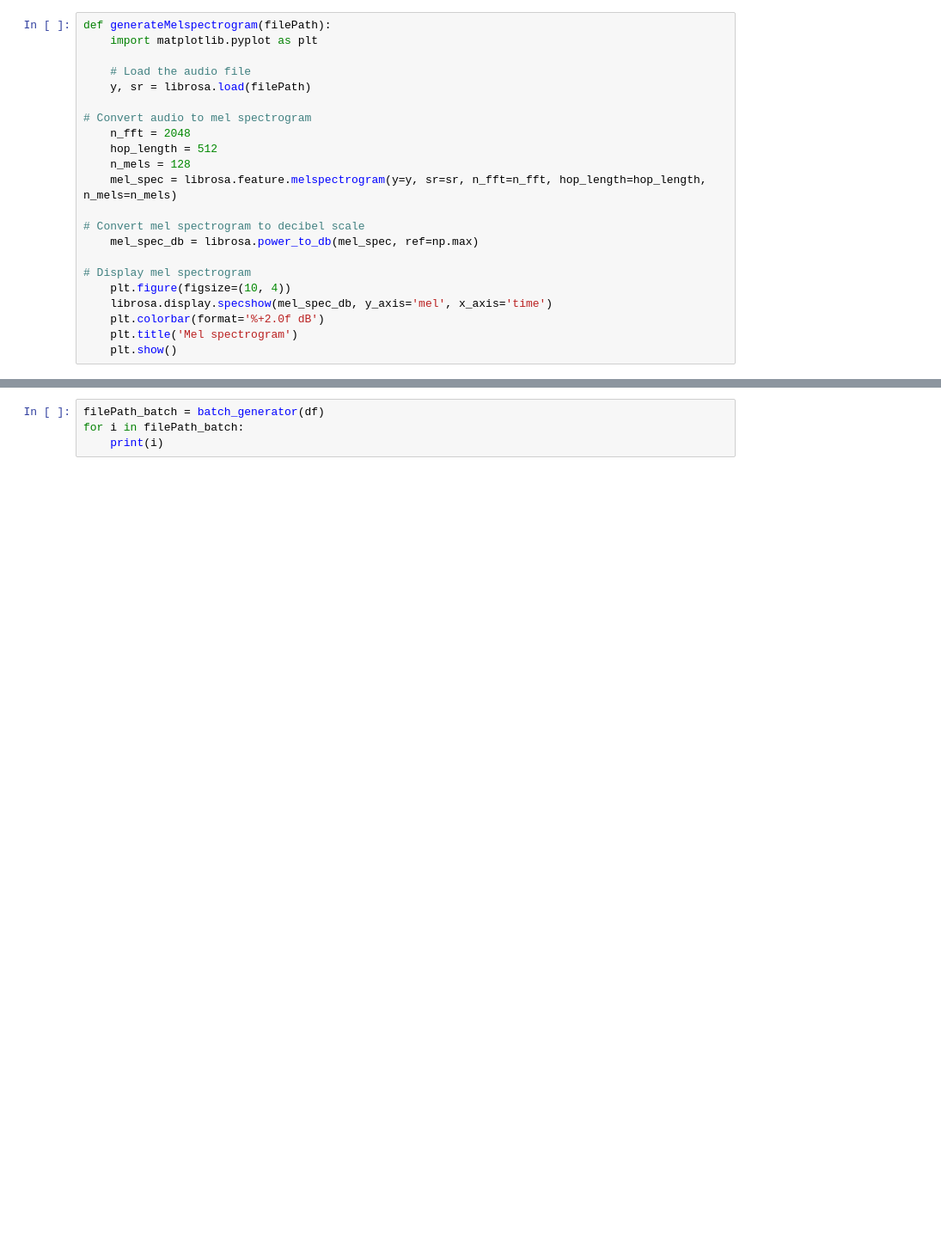
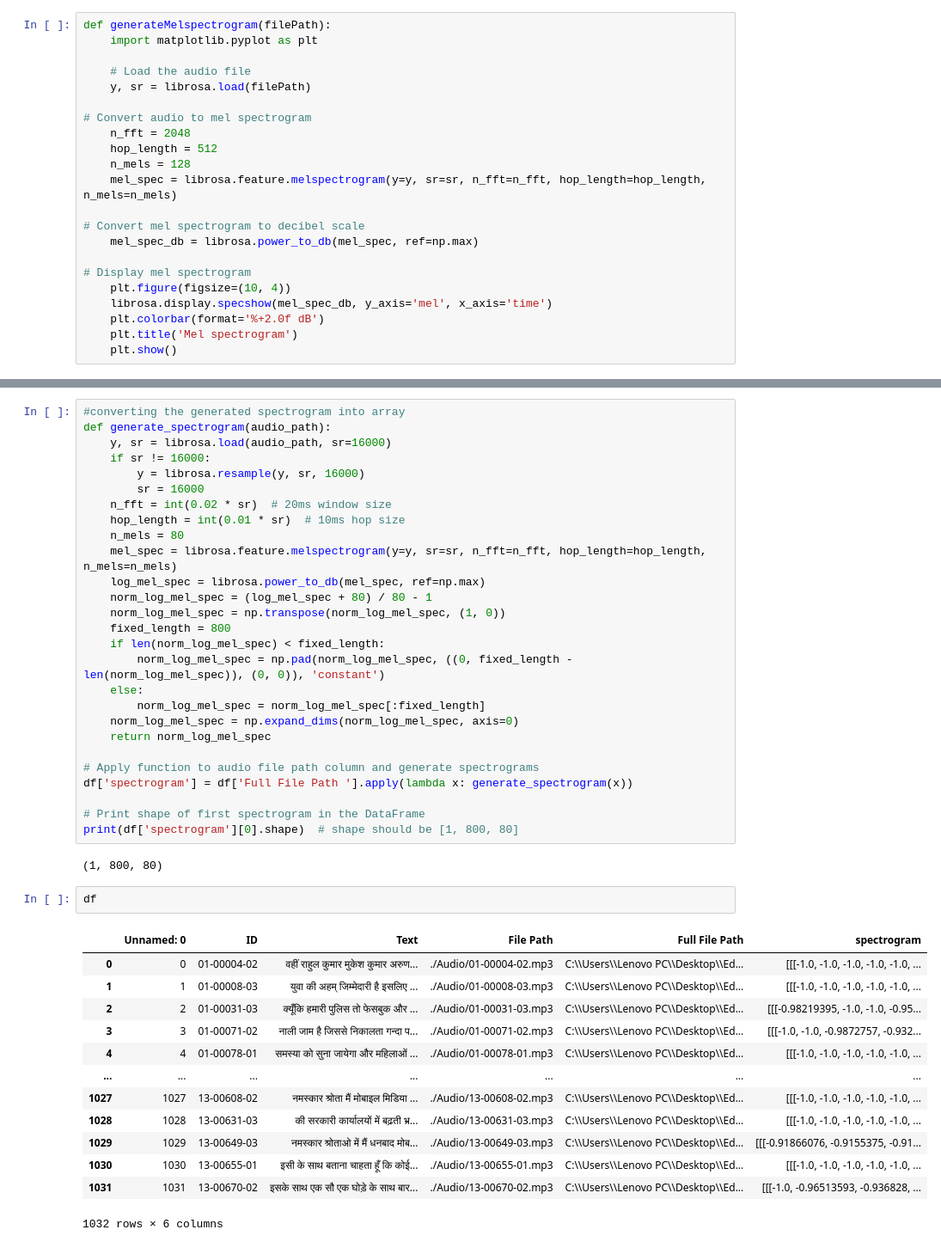
Before and after one commit to adhikaryDevajyoti/passion-project-speech-to-text-Devajyoti, a Jupyter notebook: passion-project-speech-to-text-Devajyoti/notebooks/Speech _to_Text_Final.ipynb, the cells around one changed output, grey strips where cells are left out. Shown at 86% size. Saved outputs shown, nothing was run; the diff lists cells and outputs as text; blank space fills up the shorter version.

Commit message:
updating data and notebooks

```diff
--- a/passion-project-speech-to-text-Devajyoti/notebooks/Speech _to_Text_Final.ipynb
+++ b/passion-project-speech-to-text-Devajyoti/notebooks/Speech _to_Text_Final.ipynb
@@ -271,4 +273,45 @@ def batch_generator(df):
 # %%
-filePath_batch = batch_generator(df)
-for i in filePath_batch:
-    print(i)
+#converting the generated spectrogram into array
+def generate_spectrogram(audio_path):
+    y, sr = librosa.load(audio_path, sr=16000)
+    if sr != 16000:
+        y = librosa.resample(y, sr, 16000)
+        sr = 16000
+    n_fft = int(0.02 * sr)  # 20ms window size
+    hop_length = int(0.01 * sr)  # 10ms hop size
+    n_mels = 80
+    mel_spec = librosa.feature.melspectrogram(y=y, sr=sr, n_fft=n_fft, hop_length=hop_length, n_mels=n_mels)
+    log_mel_spec = librosa.power_to_db(mel_spec, ref=np.max)
+    norm_log_mel_spec = (log_mel_spec + 80) / 80 - 1
+    norm_log_mel_spec = np.transpose(norm_log_mel_spec, (1, 0))
+    fixed_length = 800
+    if len(norm_log_mel_spec) < fixed_length:
+        norm_log_mel_spec = np.pad(norm_log_mel_spec, ((0, fixed_length - len(norm_log_mel_spec)), (0, 0)), 'constant')
+    else:
+        norm_log_mel_spec = norm_log_mel_spec[:fixed_length]
+    norm_log_mel_spec = np.expand_dims(norm_log_mel_spec, axis=0)
+    return norm_log_mel_spec
+
+# Apply function to audio file path column and generate spectrograms
+df['spectrogram'] = df['Full File Path '].apply(lambda x: generate_spectrogram(x))
+
+# Print shape of first spectrogram in the DataFrame
+print(df['spectrogram'][0].shape)  # shape should be [1, 800, 80]
+# %% [output]
+(1, 800, 80)
+# %%
+df
+# %% [output]
+|  | Unnamed: 0 | ID | Text | File Path | Full File Path | spectrogram |
+| 0 | 0 | 01-00004-02 | वहीं राहुल कुमार मुकेश कुमार अरुण... | ./Audio/01-00004-02.mp3 | C:\\Users\\Lenovo PC\\Desktop\\Ed... | [[[-1.0, -1.0, -1.0, -1.0, -1.0, ... |
+| 1 | 1 | 01-00008-03 | युवा की अहम् जिम्मेदारी है इसलिए ... | ./Audio/01-00008-03.mp3 | C:\\Users\\Lenovo PC\\Desktop\\Ed... | [[[-1.0, -1.0, -1.0, -1.0, -1.0, ... |
+| 2 | 2 | 01-00031-03 | क्यूँकि हमारी पुलिस तो फेसबुक और ... | ./Audio/01-00031-03.mp3 | C:\\Users\\Lenovo PC\\Desktop\\Ed... | [[[-0.98219395, -1.0, -1.0, -0.95... |
+| 3 | 3 | 01-00071-02 | नाली जाम है जिससे निकालता गन्दा प... | ./Audio/01-00071-02.mp3 | C:\\Users\\Lenovo PC\\Desktop\\Ed... | [[[-1.0, -1.0, -0.9872757, -0.932... |
+| 4 | 4 | 01-00078-01 | समस्या को सुना जायेगा और महिलाओं ... | ./Audio/01-00078-01.mp3 | C:\\Users\\Lenovo PC\\Desktop\\Ed... | [[[-1.0, -1.0, -1.0, -1.0, -1.0, ... |
+| ... | ... | ... | ... | ... | ... | ... |
+| 1027 | 1027 | 13-00608-02 | नमस्कार श्रोता मैं मोबाइल मिडिया ... | ./Audio/13-00608-02.mp3 | C:\\Users\\Lenovo PC\\Desktop\\Ed... | [[[-1.0, -1.0, -1.0, -1.0, -1.0, ... |
+| 1028 | 1028 | 13-00631-03 | की सरकारी कार्यालयों में बढ़ती भ्र... | ./Audio/13-00631-03.mp3 | C:\\Users\\Lenovo PC\\Desktop\\Ed... | [[[-1.0, -1.0, -1.0, -1.0, -1.0, ... |
+| 1029 | 1029 | 13-00649-03 | नमस्कार श्रोताओ में मैं धनबाद मोब... | ./Audio/13-00649-03.mp3 | C:\\Users\\Lenovo PC\\Desktop\\Ed... | [[[-0.91866076, -0.9155375, -0.91... |
+| 1030 | 1030 | 13-00655-01 | इसी के साथ बताना चाहता हूँ कि कोई... | ./Audio/13-00655-01.mp3 | C:\\Users\\Lenovo PC\\Desktop\\Ed... | [[[-1.0, -1.0, -1.0, -1.0, -1.0, ... |
+| 1031 | 1031 | 13-00670-02 | इसके साथ एक सौ एक घोड़े के साथ बार... | ./Audio/13-00670-02.mp3 | C:\\Users\\Lenovo PC\\Desktop\\Ed... | [[[-1.0, -0.96513593, -0.936828, ... |
+1032 rows × 6 columns
```
Also changed, not shown: parts of 11 cells of this notebook, 2 other files.
